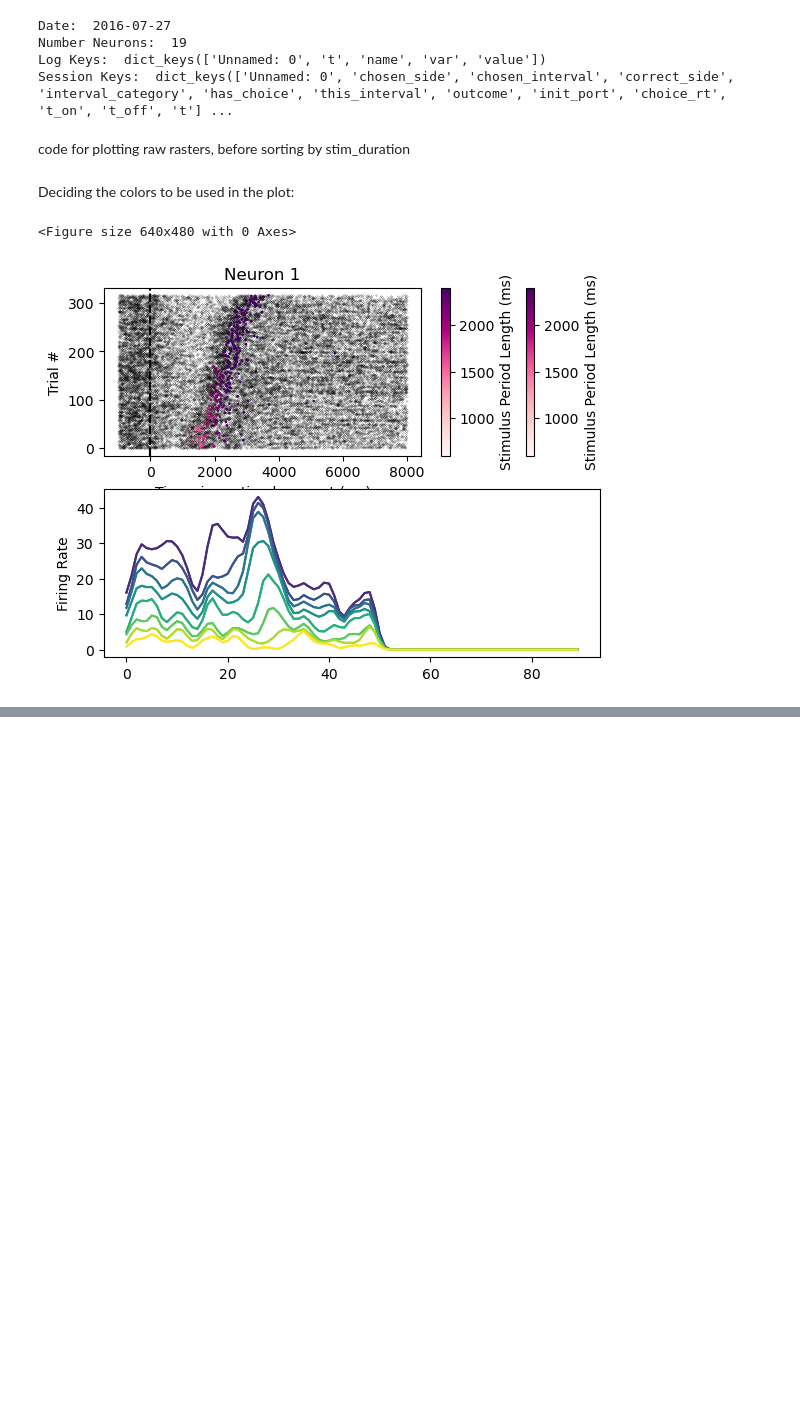
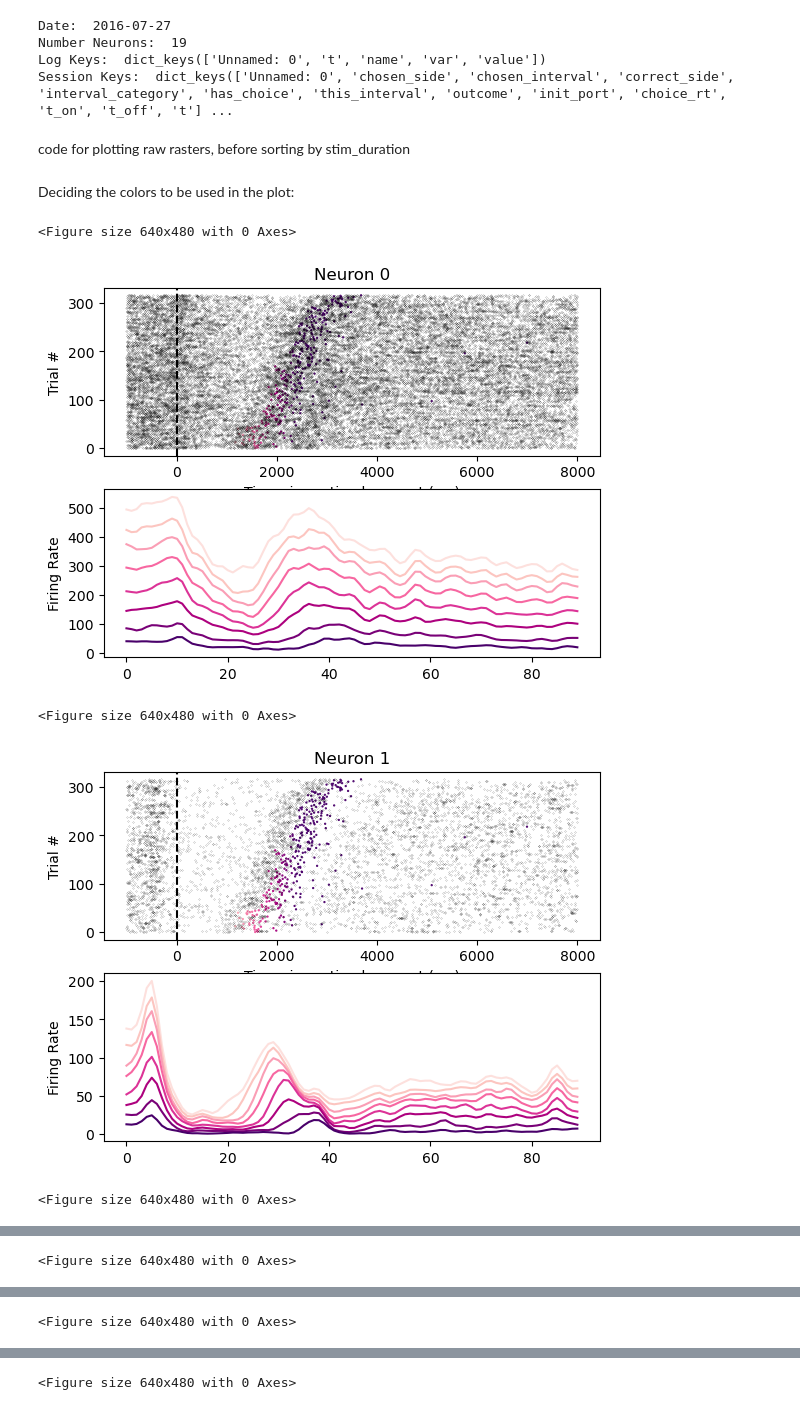
Before and after one commit to srinidhienaidu/Paton-Lab-2024, a Jupyter notebook: Splinter_1_rasters.ipynb, the cells around one changed output, grey strips where cells are left out. Cells and saved outputs as stored; diff of their text form; code cells hidden in the pictures; blank space fills up the shorter version.

```diff
--- a/Splinter_1_rasters.ipynb
+++ b/Splinter_1_rasters.ipynb
@@ -119,15 +119,15 @@ new_sorted_trials = general_trial_num[sort_by_dur_idx]
 
 dur_vals = [600, 1050, 1260, 1380, 1620, 1740, 1950, 2400]
 # %%
-def list_to_sorted_arr(og_list):
+def list_to_sorted_arr(og_list, list_to_sort_by):
     arr = np.array(og_list)
-    return arr[sort_by_dur_idx]
+    return arr[list_to_sort_by]
 # %% [markdown]
 Deciding the colors to be used in the plot:
 # %%
 def plot_colors(cmap):
 
-    cmap = plt.get_cmap()
+    cmap = plt.get_cmap(cmap)
     points = np.linspace(0, 1, NUM_STIMS + 1)
     colors = []
     for stim in range(NUM_STIMS):
@@ -155,10 +155,9 @@ norm = mcolors.Normalize(vmin=600, vmax=2400)
 sm = plt.cm.ScalarMappable(cmap=cmap, norm=norm)
 sm.set_array([])
 
-plt.figure()
-fig, (ax1, ax2) = plt.subplots(2)
 
-for neuron in range(2):
+
+for neuron in range(NUM_NEURONS):
     bins = np.arange(window[0], window[1], BIN_SIZE)
     spike_counts = np.zeros((NUM_STIMS, bins.shape[0]))
     count = 0
@@ -167,8 +166,9 @@ for neuron in range(2):
     all_trial_nums = []
     num_spikes = []
     psth = []
+
     # Change this line based on what it is that you want to plot as the emphasized points
-    points = np.array(list_to_sorted_arr(stim_offset_t) + list_to_sorted_arr(choice_rt) - list_to_sorted_arr(stim_onset_t))
+    points = np.array(list_to_sorted_arr(stim_offset_t, sort_by_dur_idx) + list_to_sorted_arr(choice_rt, sort_by_dur_idx) - list_to_sorted_arr(stim_onset_t, sort_by_dur_idx))
 
     raster_colors = cmap(norm(points))
 
@@ -180,46 +180,50 @@ for neuron in range(2):
         all_trial_nums.extend([idx] * n_spikes)
         psth.append([aligned_spikes[trial_index_spikes]])
 
+    plt.figure()
+    fig, (ax1, ax2) = plt.subplots(2)
 
-    # fig, ax = plt.subplots()
+    ax1.scatter(points, range(NUM_TRIALS), s=0.4, color= raster_colors)  # Use calculated colors
+
+    ax1.scatter(all_spikes_neuron, all_trial_nums, s=0.01, color='k')
+
+    ax1.set_ylabel("Trial #")
+    ax1.set_xlabel(f"Time since stimulus {'onset'} (ms)")
+    ax1.set_title(f"Neuron {neuron}")
+    ax1.axvline(x=0, color="k", ls="--")
+
+    # predefine your axis here
+
+    # cbar = plt.colorbar(sm, ax=ax1)
+    # cbar.set_label('Stimulus Period Length (ms)')
 
     for val in range(NUM_STIMS):
         start_idx = cumulative_sum_list[val]
         end_idx = cumulative_sum_list[val + 1]
 
         for trial in range(NUM_TRIALS):
             if start_idx <= trial < end_idx:
                 row = val
 
             for index, bin in enumerate(bins):
                 start = bins[index]
                 end = start + BIN_SIZE
                 for spike in psth[trial][0]:
                     if start <= spike < end:
                         spike_counts[row][index] += 1
 
         sigma = 1
         filtered = gaussian_filter1d(spike_counts[val], sigma = sigma)
 
         ax2.plot(filtered, color = psth_colors[val])
         ax2.set_ylabel('Firing Rate')
 
-
-    ax1.scatter(points, range(NUM_TRIALS), s=0.4, color= raster_colors)  # Use calculated colors
-
-    ax1.scatter(all_spikes_neuron, all_trial_nums, s=0.01, color='k')
-
-    ax1.set_ylabel("Trial #")
-    ax1.set_xlabel(f"Time since stimulus {'onset'} (ms)")
-    ax1.set_title(f"Neuron {neuron}")
-    ax1.axvline(x=0, color="k", ls="--")
-
-    cbar = plt.colorbar(sm, ax=ax1)
-    cbar.set_label('Stimulus Period Length (ms)')
-
     # ax2.set_title
 
 plt.show()
 # %% [output]
 <Figure size 640x480 with 0 Axes>
-[figure, old version]
+[figure, new version]
+<Figure size 640x480 with 0 Axes>
+[figure, added]
+<Figure size 640x480 with 0 Axes>
@@ -225,0 +231 @@ plt.show()
+<Figure size 640x480 with 0 Axes>
@@ -225,0 +233 @@ plt.show()
+<Figure size 640x480 with 0 Axes>
@@ -225,0 +235 @@ plt.show()
+<Figure size 640x480 with 0 Axes>
```
Also changed, not shown: parts of 2 cells of this notebook, 1 other file.
